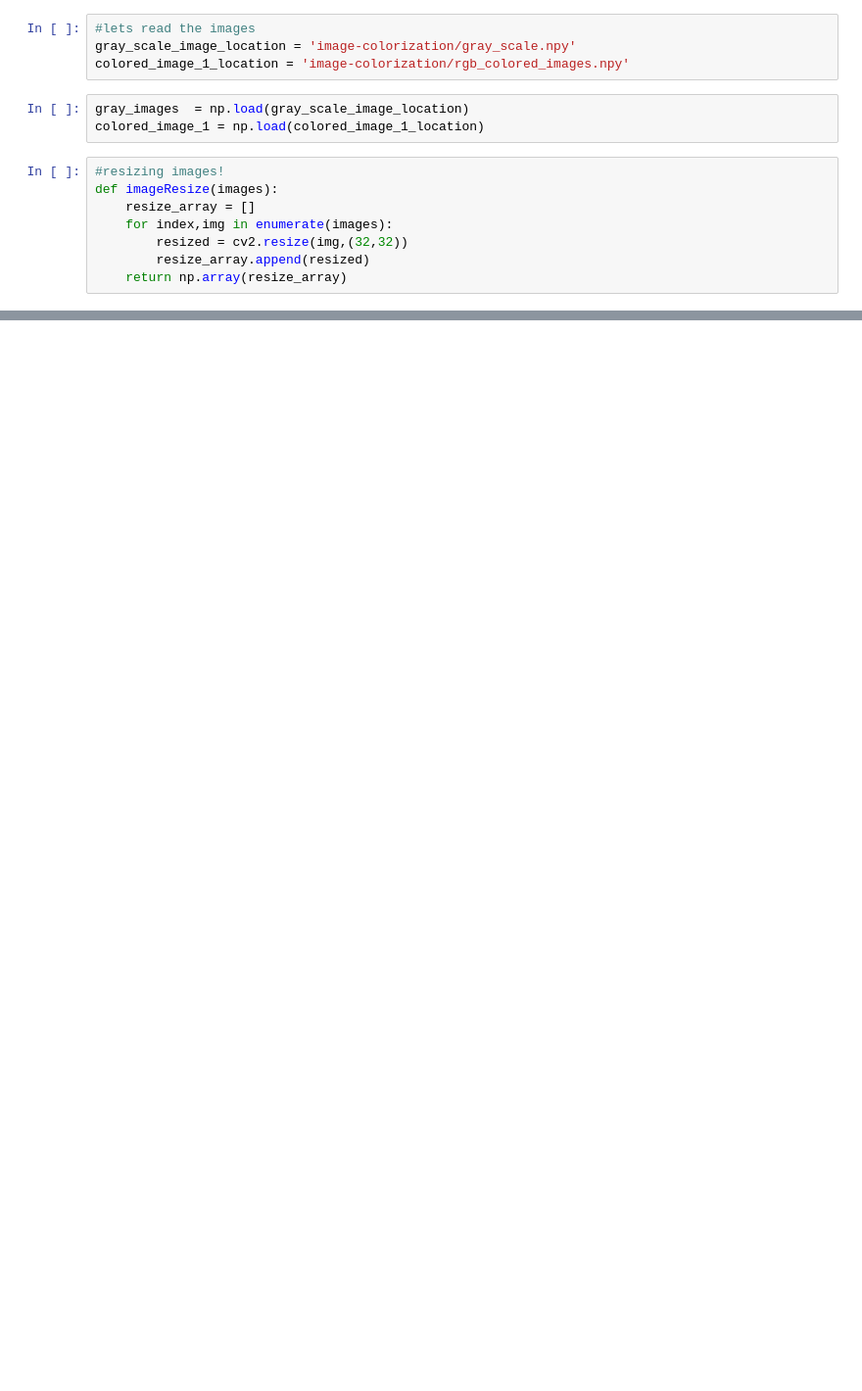
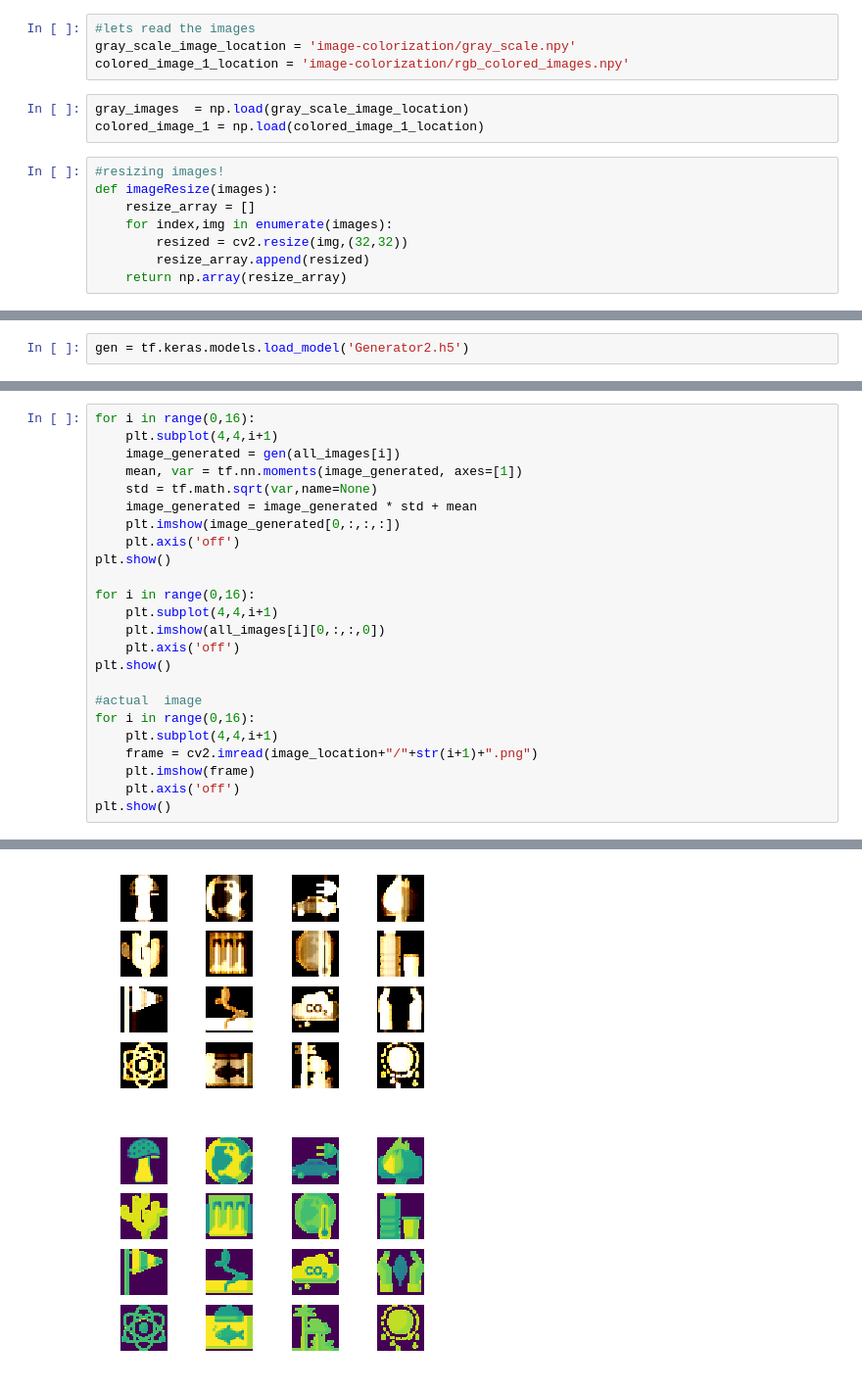
Before and after one commit to SanjivG10/ImageColorizer, a Jupyter notebook: Image Colorization.ipynb, the cells around one changed output, grey strips where cells are left out. Shown: that part at 98% size. Saved outputs shown, nothing was run; the diff lists cells and outputs as text; blank space fills up the shorter version.

```diff
--- a/Image Colorization.ipynb
+++ b/Image Colorization.ipynb
@@ -263,0 +236,2 @@ EPOCHS FINISHED = 2
+# %%
+gen = tf.keras.models.load_model('Generator2.h5')
@@ -263,0 +252,25 @@ EPOCHS FINISHED = 2
+# %%
+for i in range(0,16):
+    plt.subplot(4,4,i+1)
+    image_generated = gen(all_images[i])
+    mean, var = tf.nn.moments(image_generated, axes=[1])
+    std = tf.math.sqrt(var,name=None)
+    image_generated = image_generated * std + mean
+    plt.imshow(image_generated[0,:,:,:])
+    plt.axis('off')
+plt.show()
+
+for i in range(0,16):
+    plt.subplot(4,4,i+1)
+    plt.imshow(all_images[i][0,:,:,0])
+    plt.axis('off')
+plt.show()
+
+#actual  image
+for i in range(0,16):
+    plt.subplot(4,4,i+1)
+    frame = cv2.imread(image_location+"/"+str(i+1)+".png")
+    plt.imshow(frame)
+    plt.axis('off')
+plt.show()
+# %% [output]
@@ -263,0 +293,2 @@ EPOCHS FINISHED = 2
+[figure, added]
+[figure, added]
```
Also changed, not shown: parts of 17 cells of this notebook, 2 other files.
